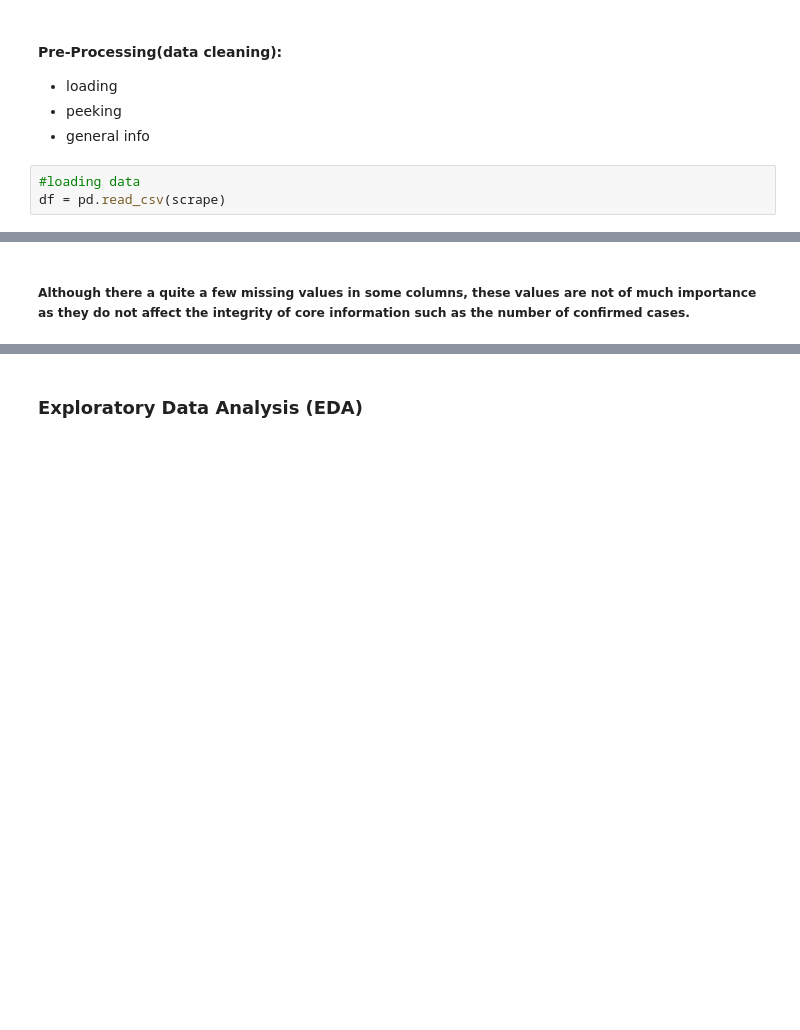
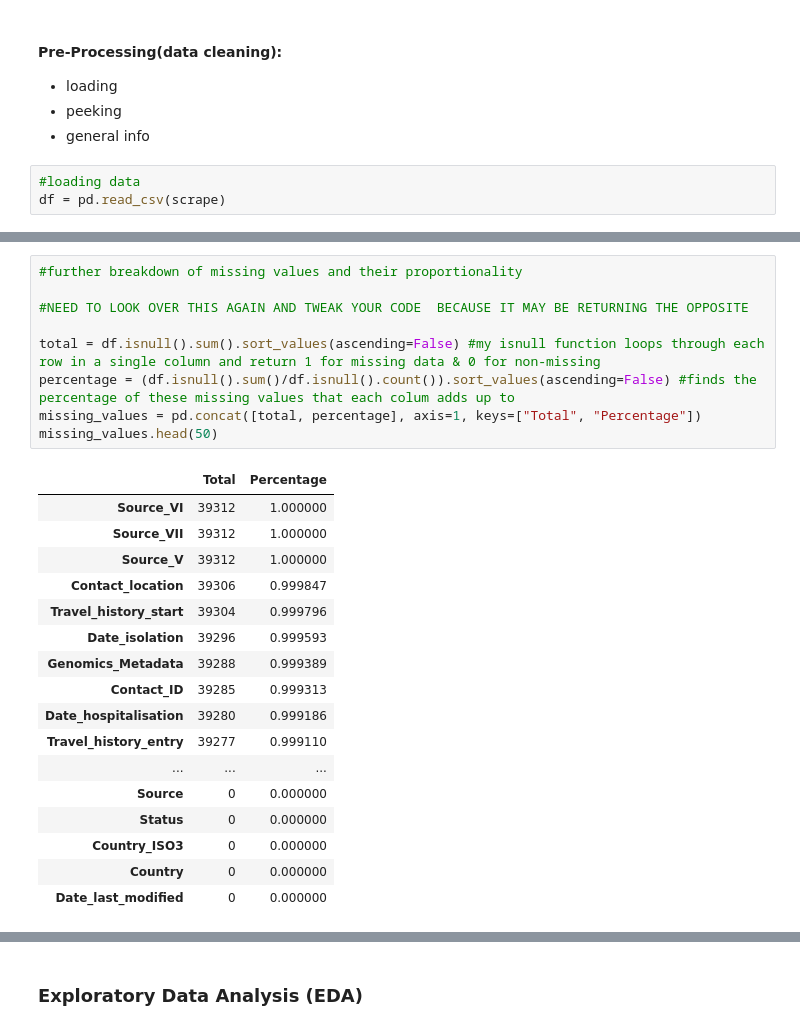
Before and after one commit to cmordi/monkeypox, a Jupyter notebook: monkeypox.ipynb, the cells around one changed output, grey strips where cells are left out. Saved outputs shown, nothing was run; the diff lists cells and outputs as text; blank space fills up the shorter version.

```diff
--- a/monkeypox.ipynb
+++ b/monkeypox.ipynb
@@ -36,2 +92,27 @@ df.isnull().sum()
-# %% [markdown]
-##### Although there a quite a few missing values in some columns, these values are not of much importance as they do not affect the integrity of core information such as the number of confirmed cases.
+# %%
+#further breakdown of missing values and their proportionality
+
+#NEED TO LOOK OVER THIS AGAIN AND TWEAK YOUR CODE  BECAUSE IT MAY BE RETURNING THE OPPOSITE
+
+total = df.isnull().sum().sort_values(ascending=False) #my isnull function loops through each row in a single column and return 1 for missing data & 0 for non-missing
+percentage = (df.isnull().sum()/df.isnull().count()).sort_values(ascending=False) #finds the percentage of these missing values that each colum adds up to
+missing_values = pd.concat([total, percentage], axis=1, keys=["Total", "Percentage"])
+missing_values.head(50)
+# %% [output]
+|  | Total | Percentage |
+| Source_VI | 39312 | 1.000000 |
+| Source_VII | 39312 | 1.000000 |
+| Source_V | 39312 | 1.000000 |
+| Contact_location | 39306 | 0.999847 |
+| Travel_history_start | 39304 | 0.999796 |
+| Date_isolation | 39296 | 0.999593 |
+| Genomics_Metadata | 39288 | 0.999389 |
+| Contact_ID | 39285 | 0.999313 |
+| Date_hospitalisation | 39280 | 0.999186 |
+| Travel_history_entry | 39277 | 0.999110 |
+| ... | ... | ... |
+| Source | 0 | 0.000000 |
+| Status | 0 | 0.000000 |
+| Country_ISO3 | 0 | 0.000000 |
+| Country | 0 | 0.000000 |
+| Date_last_modified | 0 | 0.000000 |
```
Also changed, not shown: parts of 10 cells of this notebook, 1 other file.
